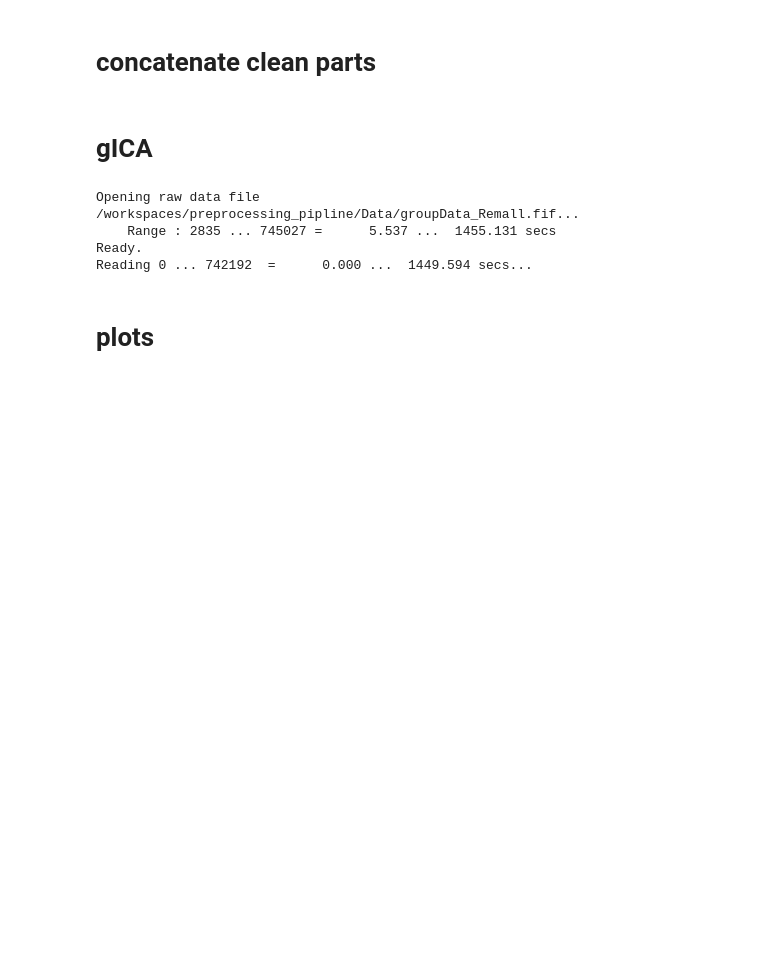
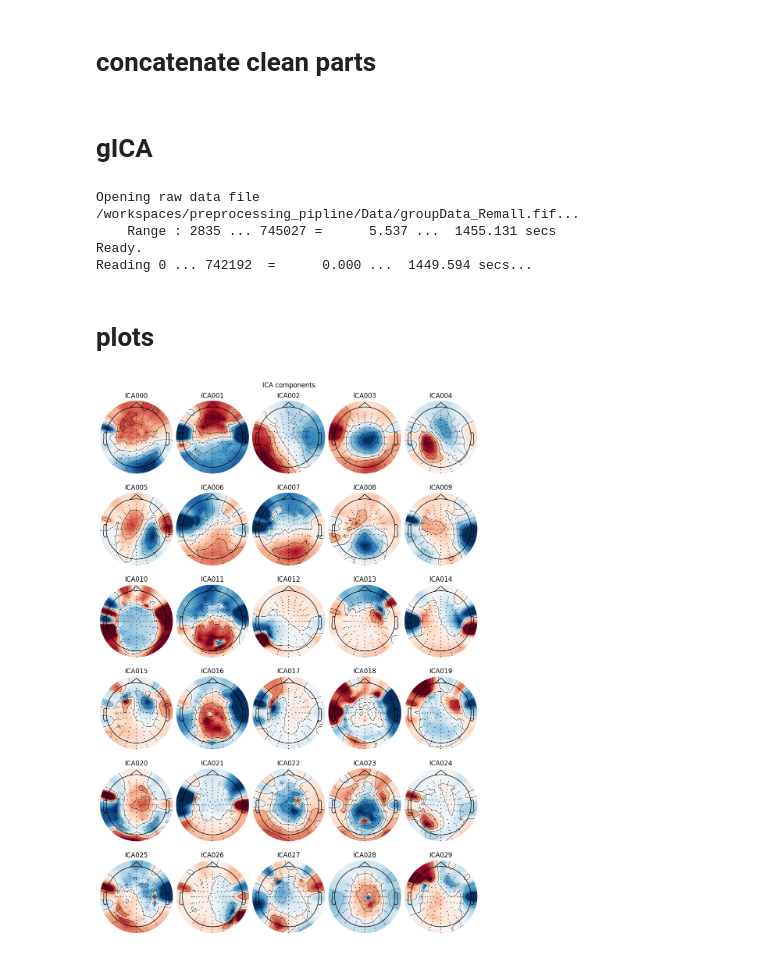
Before and after one commit to MohammadMMK/EEG-analysis-pipeline, a Jupyter notebook: notebooks/gICA_2.ipynb, the cells around one changed output. Cells and saved outputs as stored; diff of their text form; code cells hidden in the pictures; blank space fills up the shorter version.

```diff
--- a/notebooks/gICA_2.ipynb
+++ b/notebooks/gICA_2.ipynb
@@ -81,3 +81,20 @@ Ready.
 Reading 0 ... 742192  =      0.000 ...  1449.594 secs...
 # %% [markdown]
 # plots
+# %%
+import sys
+import os
+import mne
+# Add the workspace root to the Python path
+mne.set_log_level('WARNING')
+workspace_root = os.path.abspath("..")
+if workspace_root not in sys.path:
+    sys.path.append(workspace_root)
+path_concat = os.path.join(workspace_root, 'Data', f'groupData_Remall.fif')
+concat_data = mne.io.read_raw_fif(path_concat, preload=True)
+ICA_path = os.path.join(workspace_root, 'Data', f'gICA_2.fif')
+%matplotlib qt
+ica = mne.preprocessing.read_ica( ICA_path)
+ica.plot_components(inst = concat_data, picks = range(0, 30))
+# %% [output]
+[figure, added]
```
Also changed, not shown: 13 other files.
